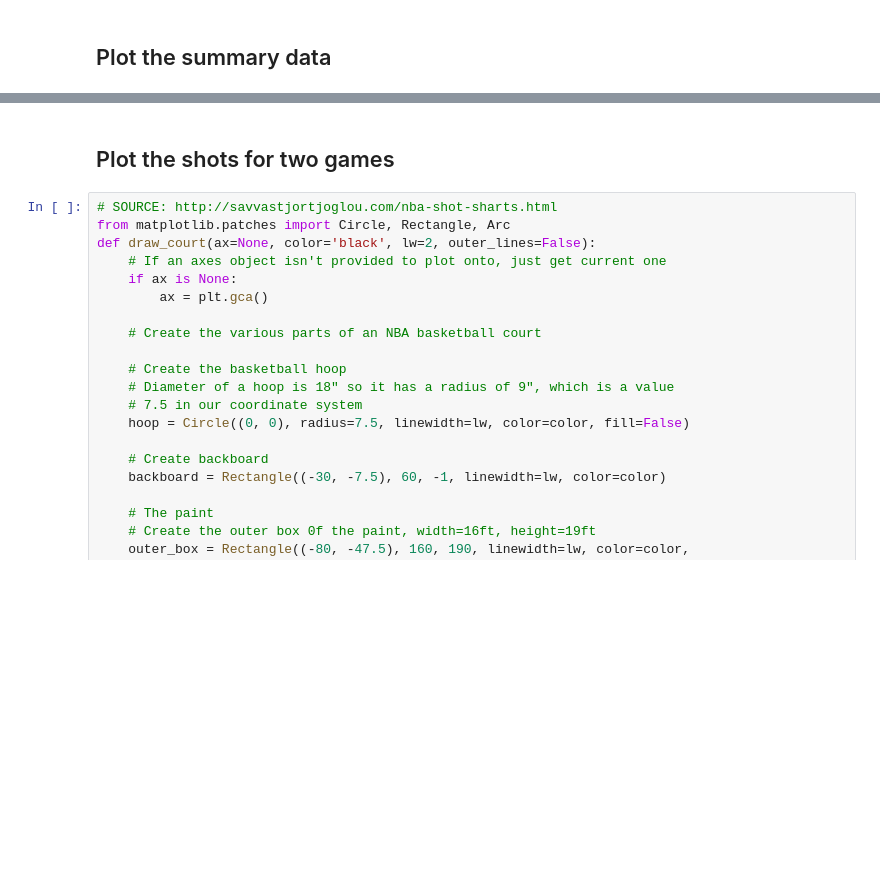
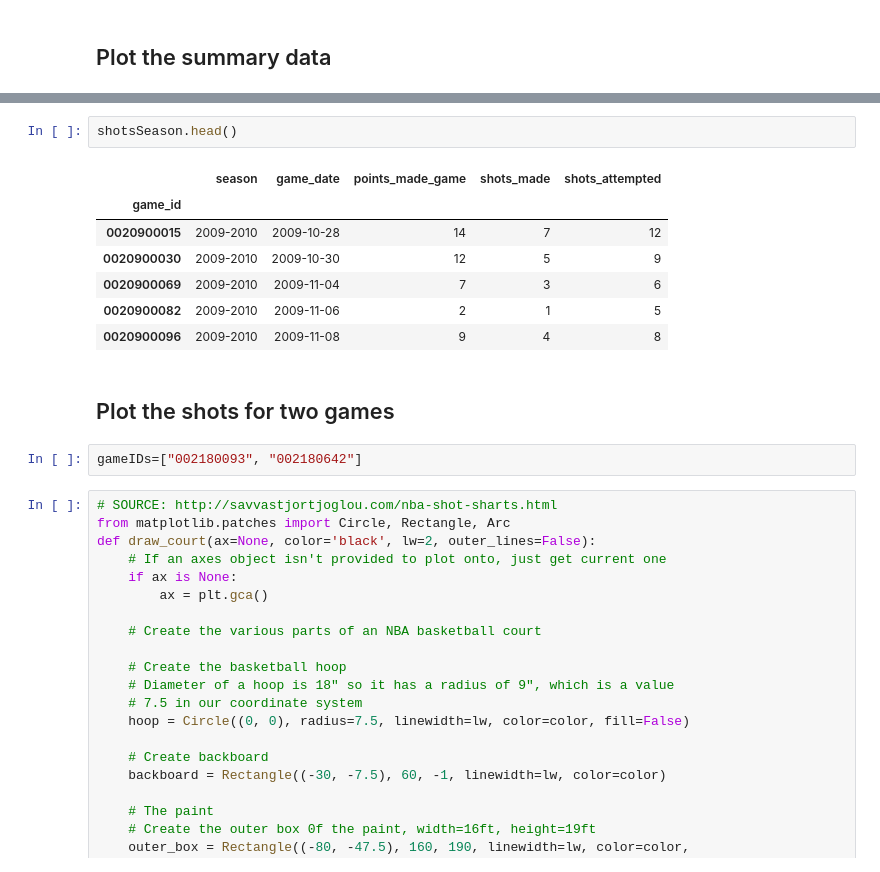
Before and after one commit to okurakeng/IonaCurryStep, a Jupyter notebook: Period1/curry_case_study-period1.ipynb, the cells around one changed output, grey strips where cells are left out. Drawn from its saved outputs; the diff is of its cells as text; blank space fills up the shorter version.

```diff
--- a/Period1/curry_case_study-period1.ipynb
+++ b/Period1/curry_case_study-period1.ipynb
@@ -134,5 +157,17 @@ df[['shot_type','points_made','points_made_game','shots_attempted','shots_made']
+# %%
+shotsSeason.head()
+# %% [output]
+|  | season | game_date | points_made_game | shots_made | shots_attempted |
+| game_id |  |  |  |  |  |
+| 0020900015 | 2009-2010 | 2009-10-28 | 14 | 7 | 12 |
+| 0020900030 | 2009-2010 | 2009-10-30 | 12 | 5 | 9 |
+| 0020900069 | 2009-2010 | 2009-11-04 | 7 | 3 | 6 |
+| 0020900082 | 2009-2010 | 2009-11-06 | 2 | 1 | 5 |
+| 0020900096 | 2009-2010 | 2009-11-08 | 9 | 4 | 8 |
 # %% [markdown]
 ## Plot the shots for two games
+# %%
+gameIDs=["002180093", "002180642"]
 # %%
 # SOURCE: http://savvastjortjoglou.com/nba-shot-sharts.html
 from matplotlib.patches import Circle, Rectangle, Arc
```
Also changed, not shown: parts of 5 cells of this notebook.
